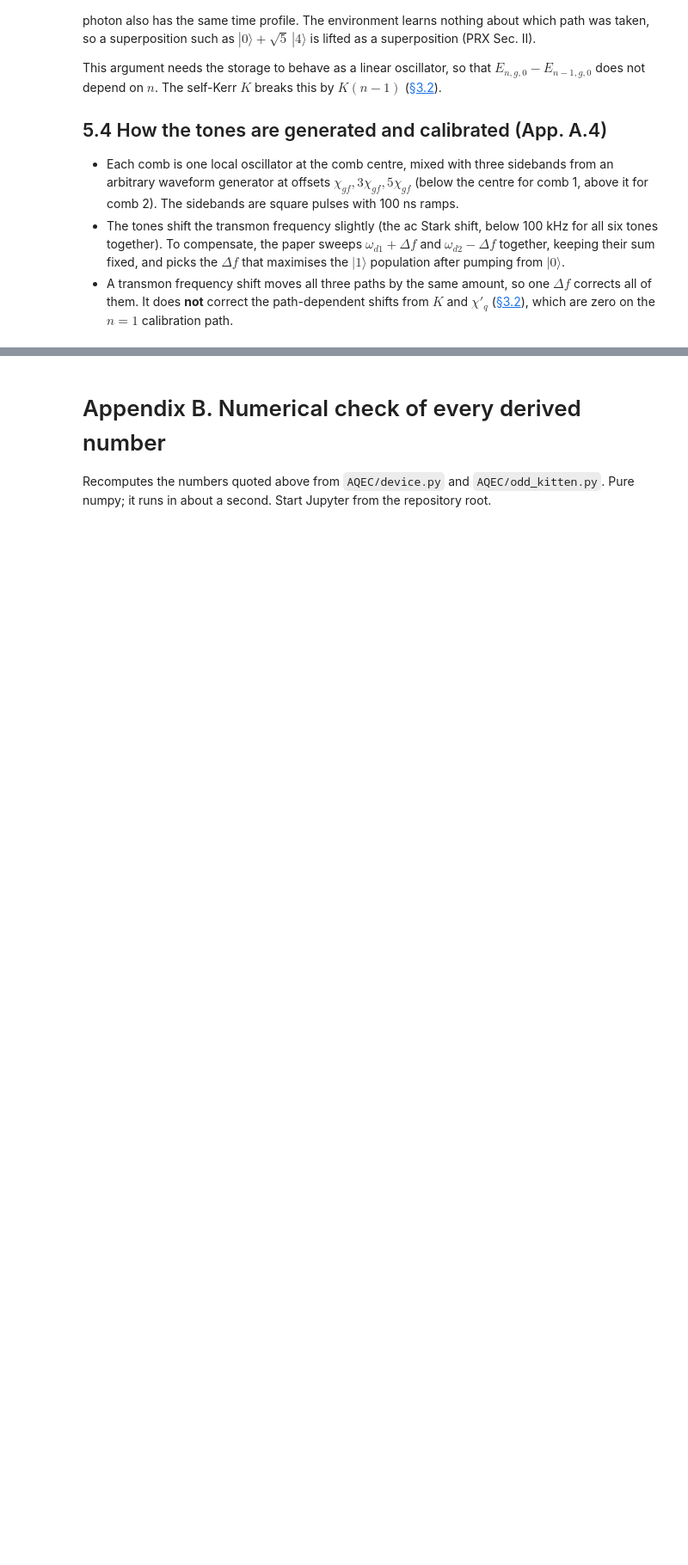
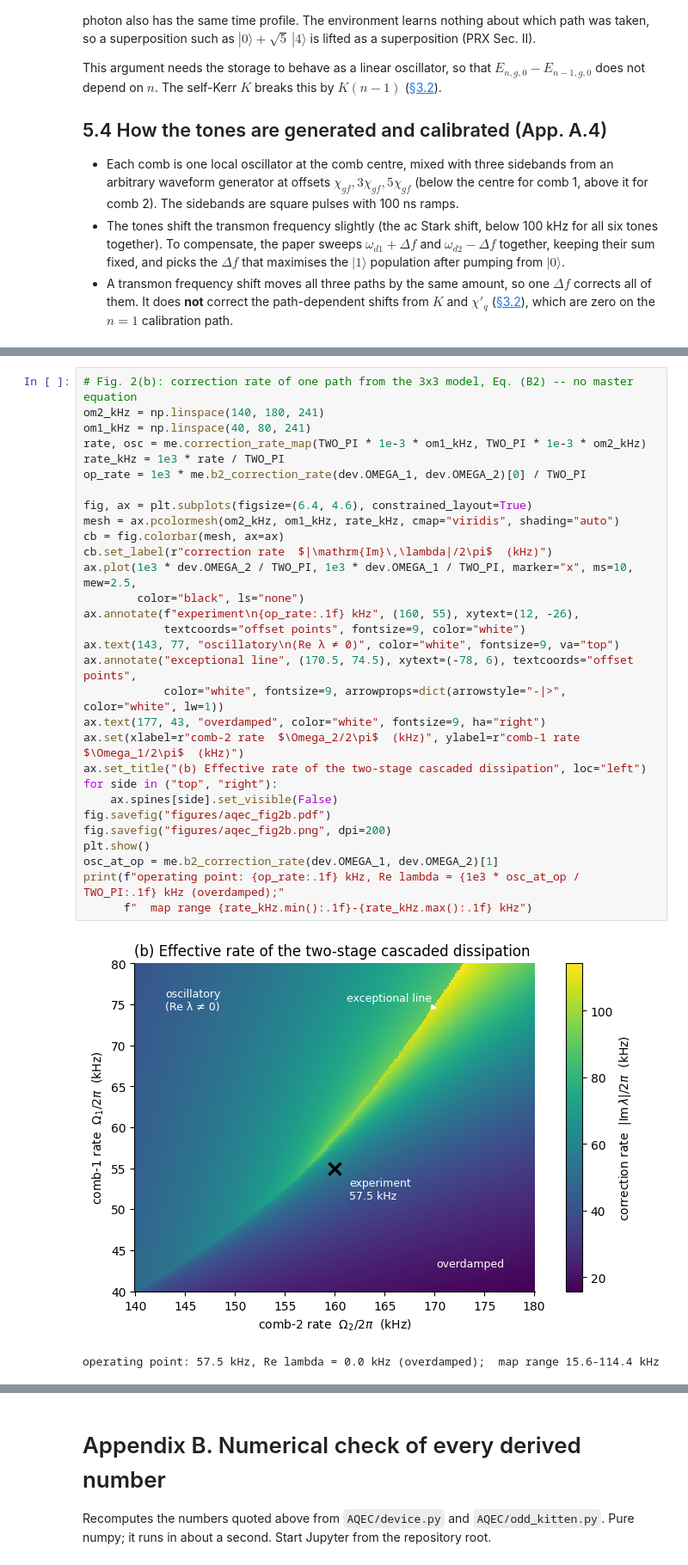
Before and after one commit to curiousCATla/Qubit-Drive-GRAPE, a Jupyter notebook: aqec_experiments.ipynb, the cells around one changed output, grey strips where cells are left out. Shown at 86% size. Saved outputs shown, nothing was run; the diff lists cells and outputs as text; blank space fills up the shorter version.

```diff
--- a/aqec_experiments.ipynb
+++ b/aqec_experiments.ipynb
@@ -659,0 +954,33 @@ uncorrected encoding (Sec. III).
+# %%
+# Fig. 2(b): correction rate of one path from the 3x3 model, Eq. (B2) -- no master equation
+om2_kHz = np.linspace(140, 180, 241)
+om1_kHz = np.linspace(40, 80, 241)
+rate, osc = me.correction_rate_map(TWO_PI * 1e-3 * om1_kHz, TWO_PI * 1e-3 * om2_kHz)
+rate_kHz = 1e3 * rate / TWO_PI
+op_rate = 1e3 * me.b2_correction_rate(dev.OMEGA_1, dev.OMEGA_2)[0] / TWO_PI
+
+fig, ax = plt.subplots(figsize=(6.4, 4.6), constrained_layout=True)
+mesh = ax.pcolormesh(om2_kHz, om1_kHz, rate_kHz, cmap="viridis", shading="auto")
+cb = fig.colorbar(mesh, ax=ax)
+cb.set_label(r"correction rate  $|\mathrm{Im}\,\lambda|/2\pi$  (kHz)")
+ax.plot(1e3 * dev.OMEGA_2 / TWO_PI, 1e3 * dev.OMEGA_1 / TWO_PI, marker="x", ms=10, mew=2.5,
+        color="black", ls="none")
+ax.annotate(f"experiment\n{op_rate:.1f} kHz", (160, 55), xytext=(12, -26),
+            textcoords="offset points", fontsize=9, color="white")
+ax.text(143, 77, "oscillatory\n(Re λ ≠ 0)", color="white", fontsize=9, va="top")
+ax.annotate("exceptional line", (170.5, 74.5), xytext=(-78, 6), textcoords="offset points",
+            color="white", fontsize=9, arrowprops=dict(arrowstyle="-|>", color="white", lw=1))
+ax.text(177, 43, "overdamped", color="white", fontsize=9, ha="right")
+ax.set(xlabel=r"comb-2 rate  $\Omega_2/2\pi$  (kHz)", ylabel=r"comb-1 rate  $\Omega_1/2\pi$  (kHz)")
+ax.set_title("(b) Effective rate of the two-stage cascaded dissipation", loc="left")
+for side in ("top", "right"):
+    ax.spines[side].set_visible(False)
+fig.savefig("figures/aqec_fig2b.pdf")
+fig.savefig("figures/aqec_fig2b.png", dpi=200)
+plt.show()
+osc_at_op = me.b2_correction_rate(dev.OMEGA_1, dev.OMEGA_2)[1]
+print(f"operating point: {op_rate:.1f} kHz, Re lambda = {1e3 * osc_at_op / TWO_PI:.1f} kHz (overdamped);"
+      f"  map range {rate_kHz.min():.1f}-{rate_kHz.max():.1f} kHz")
+# %% [output]
+[figure, added]
+operating point: 57.5 kHz, Re lambda = 0.0 kHz (overdamped);  map range 15.6-114.4 kHz
```
Also changed, not shown: parts of 17 cells of this notebook, 29 other files.
